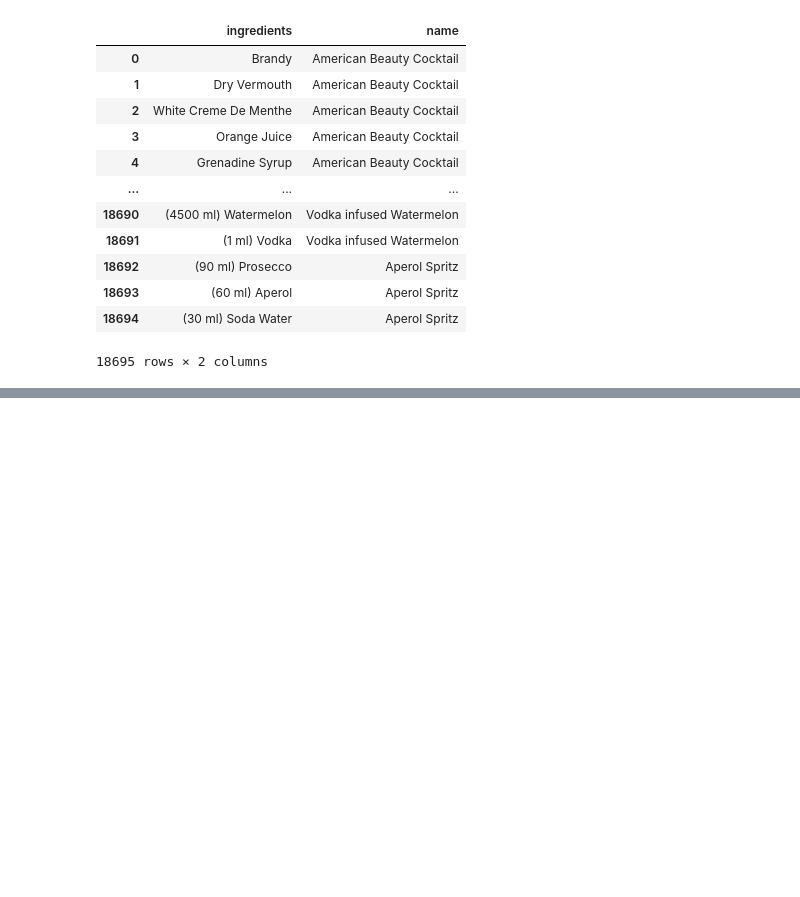
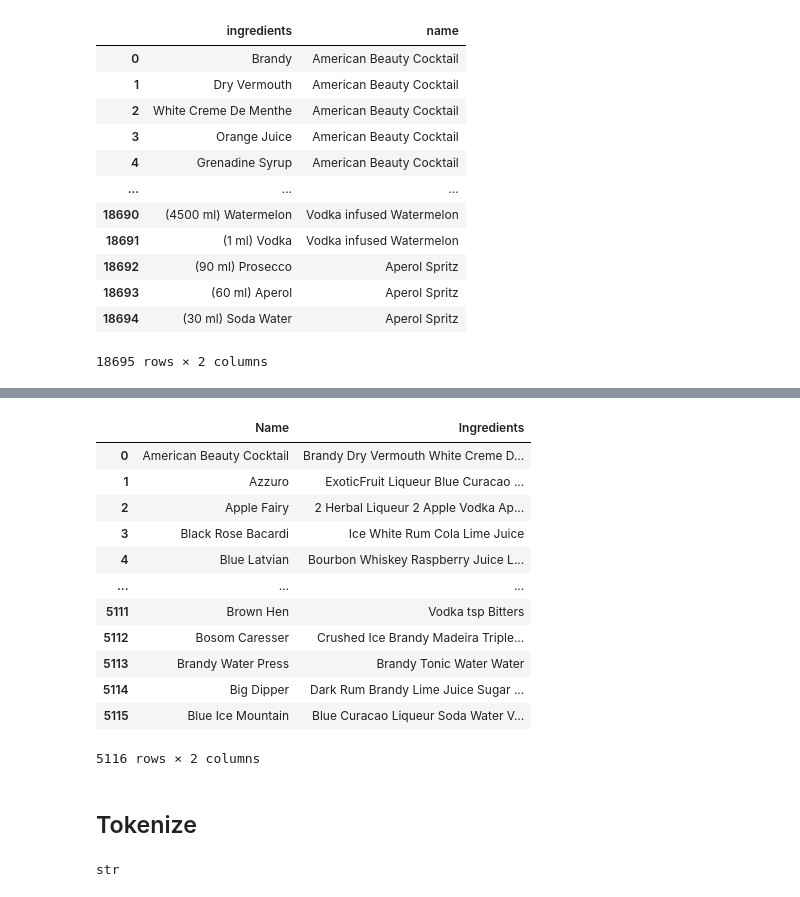
Before and after one commit to Lucien-Stephane-Ld/certification-project-DAFT410, a Jupyter notebook: ml_model.ipynb, the cells around one changed output, grey strips where cells are left out. Saved outputs shown, nothing was run; the diff lists cells and outputs as text; code cells hidden in the pictures; blank space fills up the shorter version.

```diff
--- a/ml_model.ipynb
+++ b/ml_model.ipynb
@@ -257,0 +162,30 @@ ctl_ingredients_clean
+# %%
+df_ctl_info.loc[:,'Ingredients']= df_ctl_info.loc[:,'Ingredients'].str.split('|')
+# %%
+df_ctl_info.loc[:,'Ingredients'] = df_ctl_info.loc[:,'Ingredients'].apply(lambda x: ' '.join(x))
+# %%
+import re
+
+def use_regex(input_text):
+    pattern = re.sub(r'\b\d+(\.\d+)?\s*\w+\b|[^\w\s]', '', string = input_text)
+    return pattern
+# %%
+df_ctl_info.loc[:,'Ingredients'] = df_ctl_info.loc[:,'Ingredients'].apply(lambda x: use_regex(x))
+# %%
+df_ctl_info
+# %% [output]
+|  | Name | Ingredients |
+| 0 | American Beauty Cocktail | Brandy Dry Vermouth White Creme D... |
+| 1 | Azzuro | ExoticFruit Liqueur Blue Curacao ... |
+| 2 | Apple Fairy | 2 Herbal Liqueur 2 Apple Vodka Ap... |
+| 3 | Black Rose Bacardi | Ice White Rum Cola Lime Juice |
+| 4 | Blue Latvian | Bourbon Whiskey Raspberry Juice L... |
+| ... | ... | ... |
+| 5111 | Brown Hen | Vodka tsp Bitters |
+| 5112 | Bosom Caresser | Crushed Ice Brandy Madeira Triple... |
+| 5113 | Brandy Water Press | Brandy Tonic Water Water |
+| 5114 | Big Dipper | Dark Rum Brandy Lime Juice Sugar ... |
+| 5115 | Blue Ice Mountain | Blue Curacao Liqueur Soda Water V... |
+5116 rows × 2 columns
+# %% [markdown]
+## Tokenize
@@ -257,0 +196,4 @@ ctl_ingredients_clean
+# %%
+type(word_list[0])
+# %% [output]
+str
```
Also changed, not shown: parts of 32 cells of this notebook, 1 other file.
